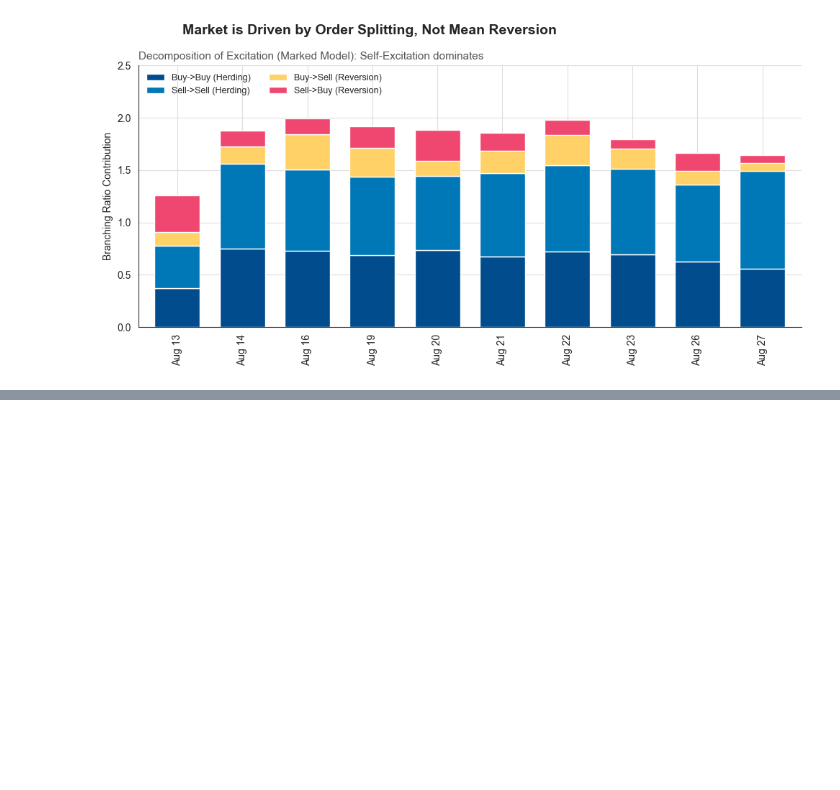
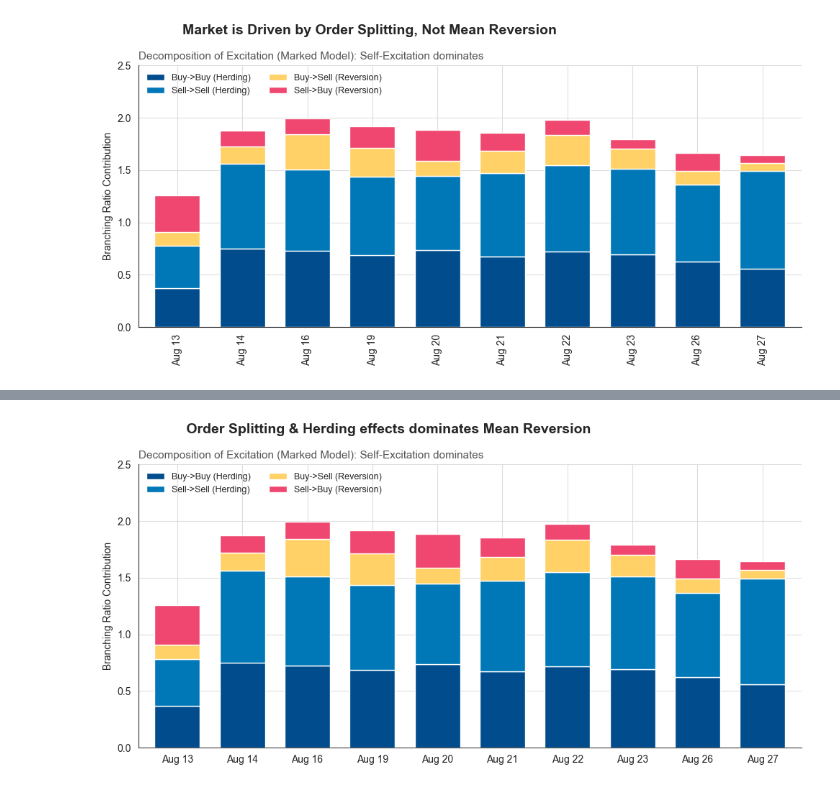
Before and after one commit to irfanthayyil/Hawkes_Modeling, a Jupyter notebook: notebooks/04_Visualization.ipynb, the cells around one changed output, grey strips where cells are left out. Cells and saved outputs as stored; diff of their text form; code cells hidden in the pictures; blank space fills up the shorter version.

```diff
--- a/notebooks/04_Visualization.ipynb
+++ b/notebooks/04_Visualization.ipynb
@@ -160,0 +252,35 @@ plt.show()
+# %%
+fig, ax = plt.subplots(figsize=(10, 5))
+
+# Prepare Data
+df_ratios = df_marked[['date', 'br_bb', 'br_bs', 'br_sb', 'br_ss']].copy()
+df_ratios['date'] = df_ratios['date'].dt.strftime('%b %d')
+df_ratios = df_ratios.set_index('date')
+
+# Stacked Bar Plot
+# Blue shades for Self-Excitation (BB, SS), Grey/Orange for Cross (BS, SB)
+colors_stack = ['#1F77B4', '#AEC7E8', '#FFBB78', '#FF7F0E'] # Tableau variants
+# Reorder columns for logical stacking: Self-Buy, Self-Sell (Base), then Cross
+df_plot = df_ratios[['br_bb', 'br_ss', 'br_sb', 'br_bs']]
+# Rename for legend clarity
+df_plot.columns = ['Buy->Buy (Herding)', 'Sell->Sell (Herding)', 'Buy->Sell (Reversion)', 'Sell->Buy (Reversion)']
+
+df_plot.plot(kind='bar', stacked=True, ax=ax, color=['#004c8c', '#0077b6', '#ffd166', '#ef476f'], width=0.7)
+
+# Formatting
+ax.set_ylabel('Branching Ratio Contribution')
+ax.set_xlabel('')
+ax.legend(frameon=False, loc='upper left', ncol=2, fontsize=9)
+ax.set_ylim(0, 2.5) # Based on your data total_branching ~ 1.5-2.0
+
+# Actionable Titles
+plt.suptitle(' Order Splitting & Herding effects dominates Mean Reversion',
+             fontsize=14, fontweight='bold', x=0.125, ha='left')
+plt.xticks(range(10), labels=df_melt['date'][:10].astype('str').apply(lambda x: 'Aug ' + x[-2:]), rotation=0)
+ax.set_title('Decomposition of Excitation (Marked Model): Self-Excitation dominates',
+             fontsize=11, color='#555555', loc='left')
+
+plt.tight_layout()
+plt.show()
+# %% [output]
+[figure, added]
```
Also changed, not shown: parts of 4 cells of this notebook, 3 other files.
